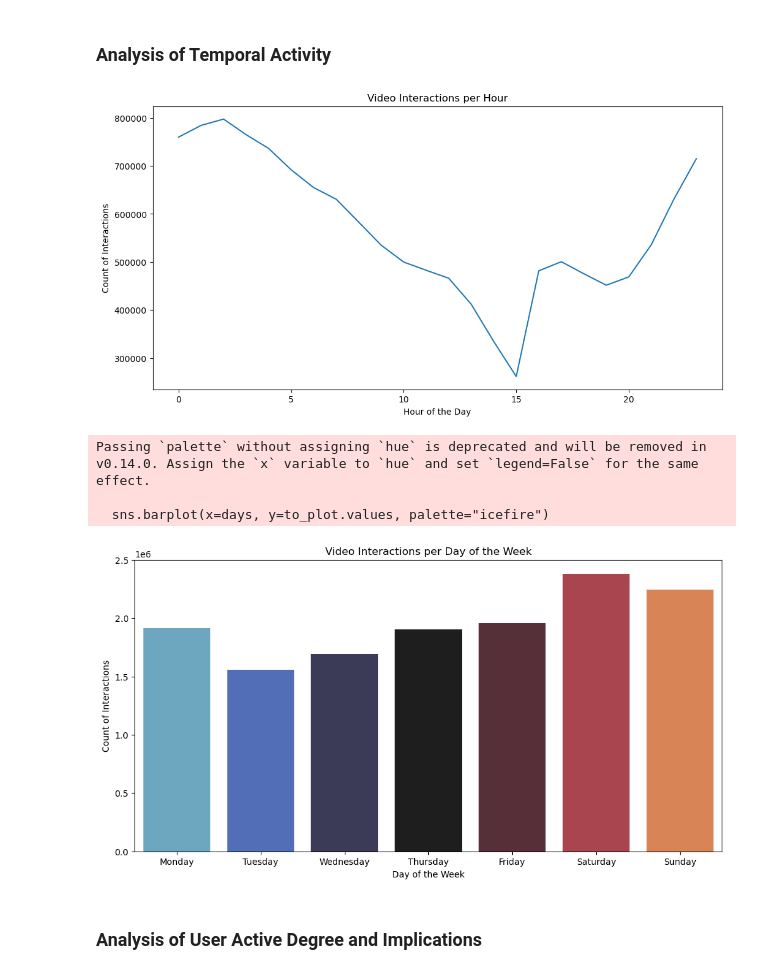
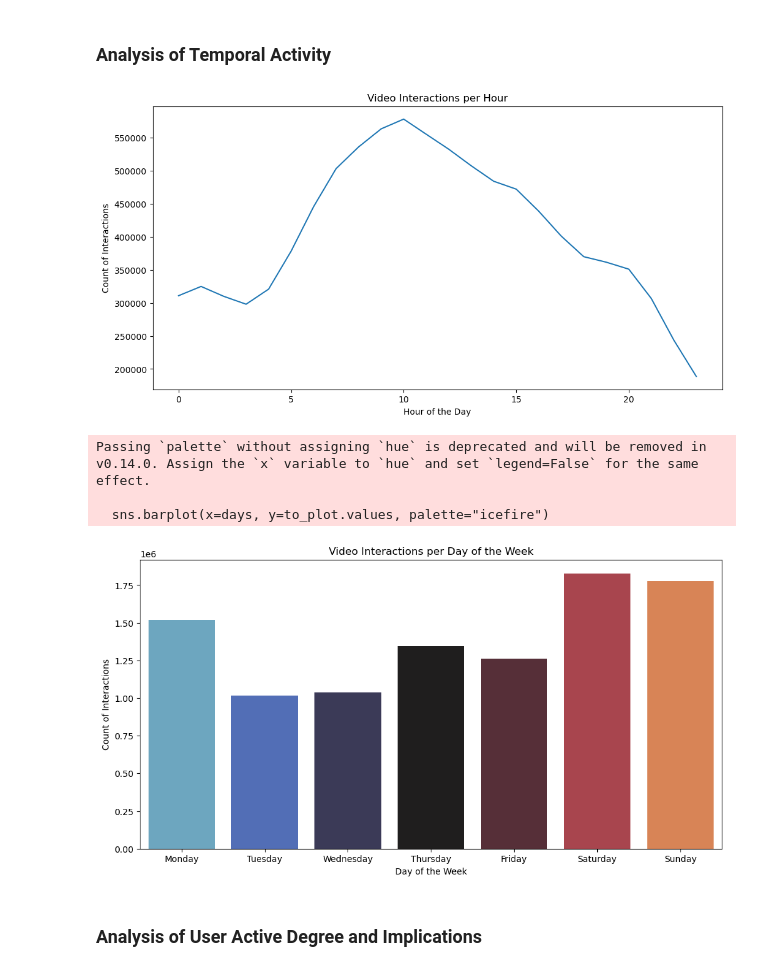
Before and after one commit to PamplemousseCru/FinalProject_2025_Matthias_Laithier, a Jupyter notebook: 02_data_analysis.ipynb, the cells around one changed output. Drawn from its saved outputs; the diff is of its cells as text; code cells hidden in the pictures.

```diff
--- a/02_data_analysis.ipynb
+++ b/02_data_analysis.ipynb
@@ -8,10 +8,13 @@ import seaborn as sns
 # Loading the data
 # %%
 root = "data_final_project/KuaiRec 2.0/data/"
-train_data = pd.read_parquet("./exports/train_data.pq")
-test_data = pd.read_parquet("./exports/test_data.pq")
+#train_data = pd.read_parquet("./exports/train_data.pq")
+#test_data = pd.read_parquet("./exports/test_data.pq")
+
+big_matrix_cleaned = pd.read_parquet("./exports" + "/big_matrix_cleaned.pq")
 # %%
-all_data_df = pd.concat([train_data, test_data], ignore_index=True)
+#all_data_df = pd.concat([train_data, test_data], ignore_index=True)
+all_data_df = big_matrix_cleaned.copy()
 # %% [markdown]
 # Data Analysis
 # %% [markdown]
@@ -36,31 +39,31 @@ plt.show()
 # %% [markdown]
 ### Analysis of Temporal Activity
 # %%
-all_data_df["hour"] = all_data_df["timestamp"].dt.hour
-all_data_df["weekday"] = all_data_df["timestamp"].dt.dayofweek
+all_data_df["hour"] = all_data_df["time"].dt.hour
+all_data_df["weekday"] = all_data_df["time"].dt.dayofweek
 
 to_plot = all_data_df.groupby("hour").size()
 plt.figure(figsize=(12, 6))
 sns.lineplot(x=to_plot.index, y=to_plot.values, palette="icefire")
 plt.title("Video Interactions per Hour")
 plt.xlabel("Hour of the Day")
 plt.ylabel("Count of Interactions")
 plt.show()
 
 to_plot = all_data_df.groupby("weekday").size()
 plt.figure(figsize=(12, 6))
 days = ["Monday", "Tuesday", "Wednesday", "Thursday", "Friday", "Saturday", "Sunday"]
 sns.barplot(x=days, y=to_plot.values, palette="icefire")
 plt.title("Video Interactions per Day of the Week")
 plt.xlabel("Day of the Week")
 plt.ylabel("Count of Interactions")
 plt.show()
 # %% [output]
-[figure, old version]
+[figure, new version]
 Passing `palette` without assigning `hue` is deprecated and will be removed in v0.14.0. Assign the `x` variable to `hue` and set `legend=False` for the same effect.
 
   sns.barplot(x=days, y=to_plot.values, palette="icefire")
-[figure, old version]
+[figure, new version]
 # %% [markdown]
 ### Analysis of User Active Degree and Implications
 # %%
```
Also changed, not shown: parts of 3 cells of this notebook, 3 other files.
